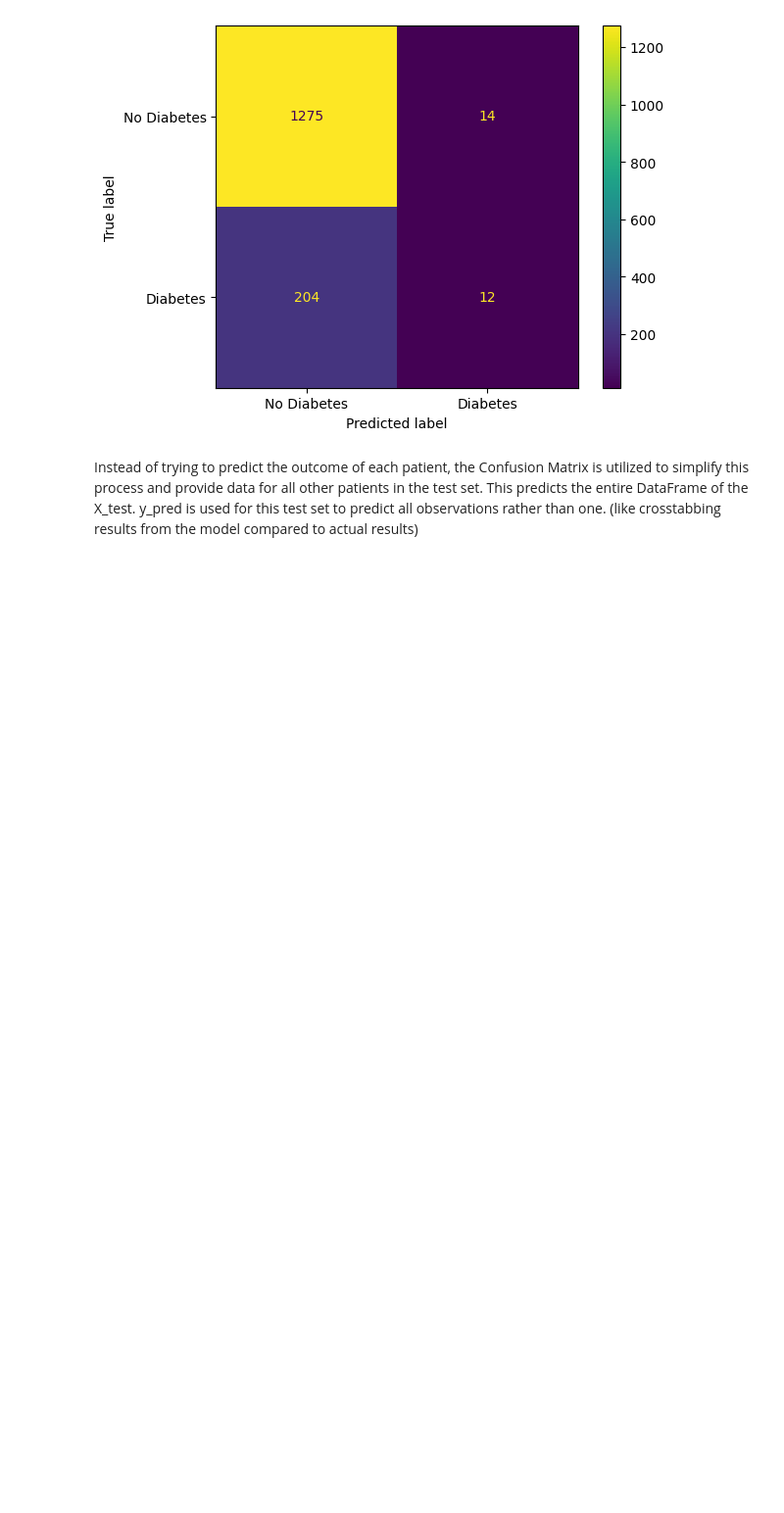
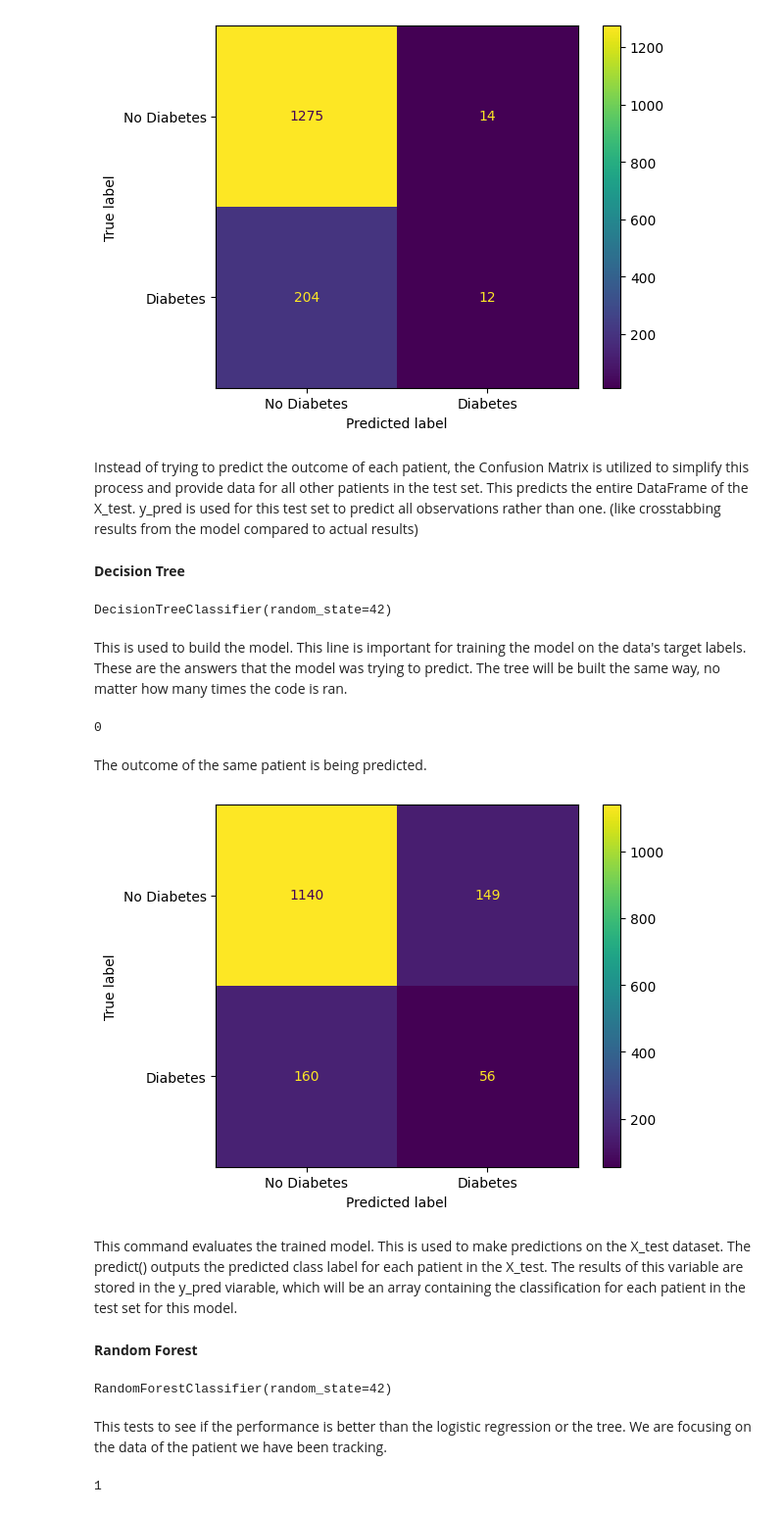
Before and after one commit to aamirahpersaud/DSC_110, a Jupyter notebook: week9_prediction.ipynb, the cells around one changed output. Shown at 98% size. Drawn from its saved outputs; the diff is of its cells as text; code cells hidden in the pictures; blank space fills up the shorter version.

```diff
--- a/week9_prediction.ipynb
+++ b/week9_prediction.ipynb
@@ -204,3 +204,42 @@ plt.show()
 [figure]
 # %% [markdown]
 Instead of trying to predict the outcome of each patient, the Confusion Matrix is utilized to simplify this process and provide data for all other patients in the test set. This predicts the entire DataFrame of the X_test. y_pred is used for this test set to predict all observations rather than one. (like crosstabbing results from the model compared to actual results)
+# %% [markdown]
+**Decision Tree**
+# %%
+dt = DecisionTreeClassifier(random_state=42) #random state used for reproducibility
+dt.fit(X_train, y_train)
+# %% [output]
+DecisionTreeClassifier(random_state=42)
+# %% [markdown]
+This is used to build the model. This line is important for training the model on the data's target labels. These are the answers that the model was trying to predict. The tree will be built the same way, no matter how many times the code is ran.
+# %%
+prediction = dt.predict(patient)[0]
+print(prediction)
+# %% [output]
+0
+# %% [markdown]
+The outcome of the same patient is being predicted.
+# %%
+y_pred = dt.predict(X_test)
+ConfusionMatrixDisplay.from_predictions(y_test, y_pred, display_labels=['No Diabetes', 'Diabetes'])
+plt.show()
+# %% [output]
+[figure, added]
+# %% [markdown]
+This command evaluates the trained model. This is used to make predictions on the X_test dataset. The predict() outputs the predicted class label for each patient in the X_test. The results of this variable are stored in the y_pred viarable, which will be an array containing the classification for each patient in the test set for this model.
+# %% [markdown]
+**Random Forest**
+# %%
+rf = RandomForestClassifier(random_state=42)
+rf.fit(X_train, y_train)
+# %% [output]
+RandomForestClassifier(random_state=42)
+# %% [markdown]
+This tests to see if the performance is better than the logistic regression or the tree. We are focusing on the data of the patient we have been tracking.
+# %%
+#Get the prediction for the patient we've been tracking throughout
+prediction = rf.predict(patient)[0]
+print(prediction)
+# %% [output]
+1
```
Also changed, not shown: parts of 17 cells of this notebook.
